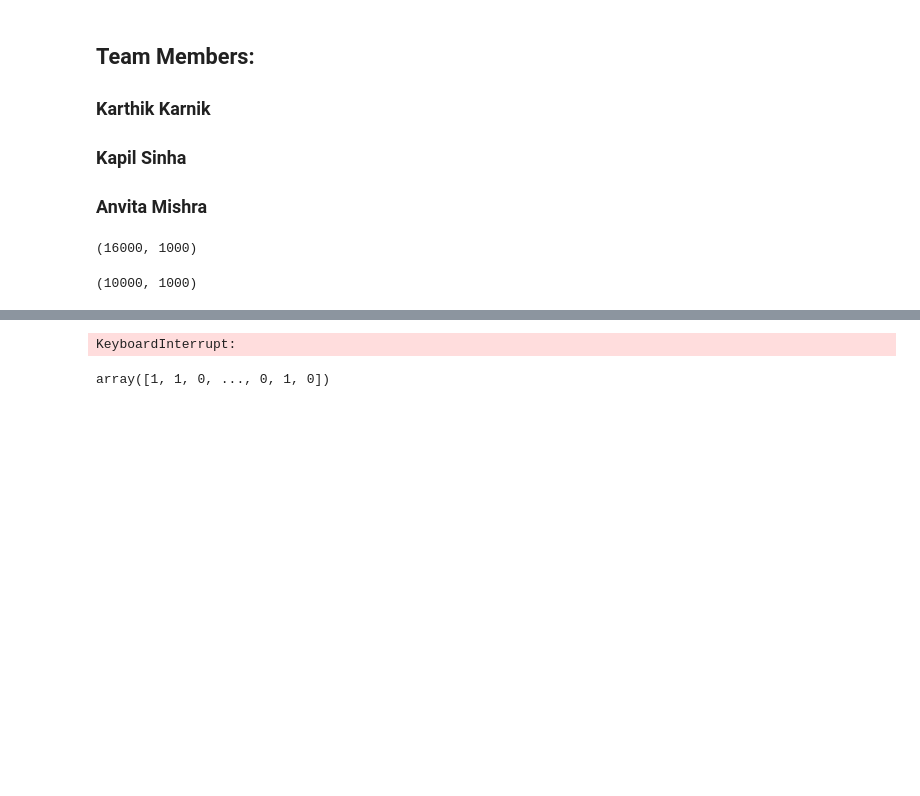
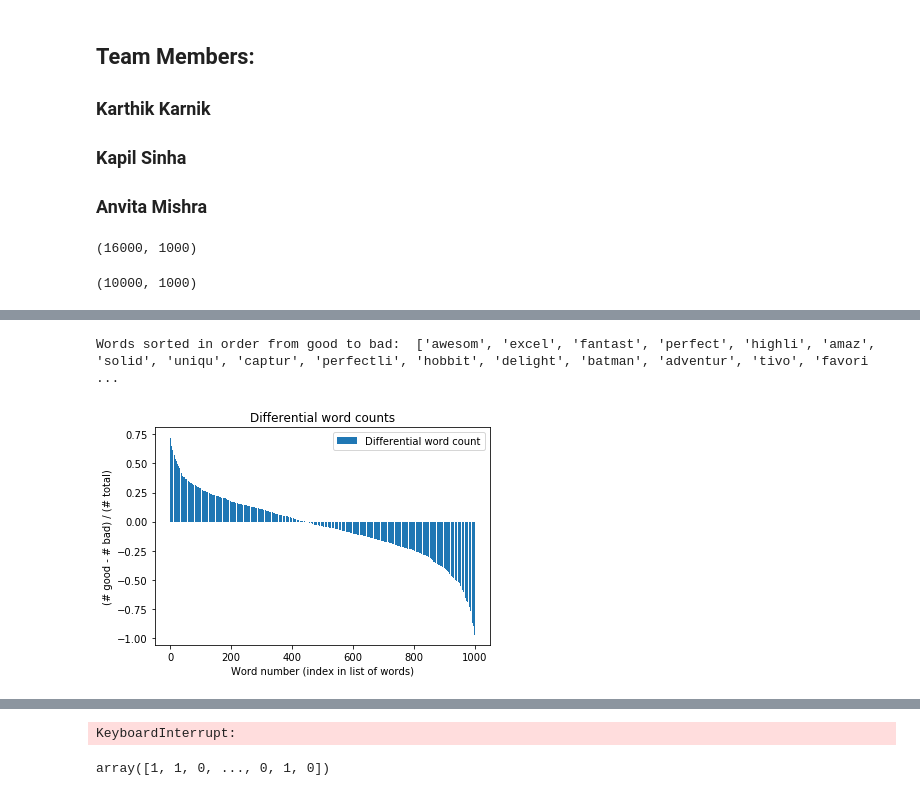
Before and after one commit to kkarnik/CS155_Sentiment_Analysis, a Jupyter notebook: CS 155 Miniproject 1.ipynb, the cells around one changed output, grey strips where cells are left out. Saved outputs shown, nothing was run; the diff lists cells and outputs as text; code cells hidden in the pictures; blank space fills up the shorter version.

```diff
--- a/CS 155 Miniproject 1.ipynb
+++ b/CS 155 Miniproject 1.ipynb
@@ -82,3 +152,20 @@ Epoch 50/50
+# %%
+# for each word, differential_count = (# good - # bad) / (# total)
+differential_counts = (good_word_counts - bad_word_counts) / (good_word_counts + bad_word_counts)
+# words in order of decreasing differential
+decreasing_differential_words = [x for _,x in (sorted(list(zip(differential_counts, words[1:]))))[::-1]]
+decreasing_differential_counts = sorted(differential_counts)[::-1]
+print("Words sorted in order from good to bad: ", decreasing_differential_words)
+#print(decreasing_differential_counts)
+plt.title("Differential word counts")
+plt.bar(np.arange(len(words) - 1), decreasing_differential_counts, label="Differential word count")
+plt.xlabel("Word number (index in list of words)")
+plt.ylabel("(# good - # bad) / (# total)")
+plt.legend()
+plt.show()
+# %% [output]
+Words sorted in order from good to bad:  ['awesom', 'excel', 'fantast', 'perfect', 'highli', 'amaz', 'solid', 'uniqu', 'captur', 'perfectli', 'hobbit', 'delight', 'batman', 'adventur', 'tivo', 'favori ...
+[figure, added]
 # %%
 # evaluate
 loss, acc = model.evaluate(x_val, y_val, verbose=0)
```
Also changed, not shown: parts of 15 cells of this notebook.
